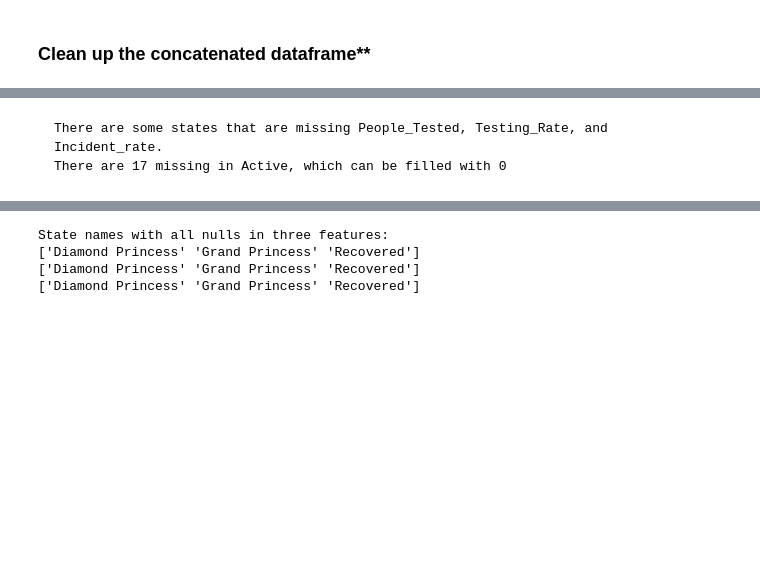
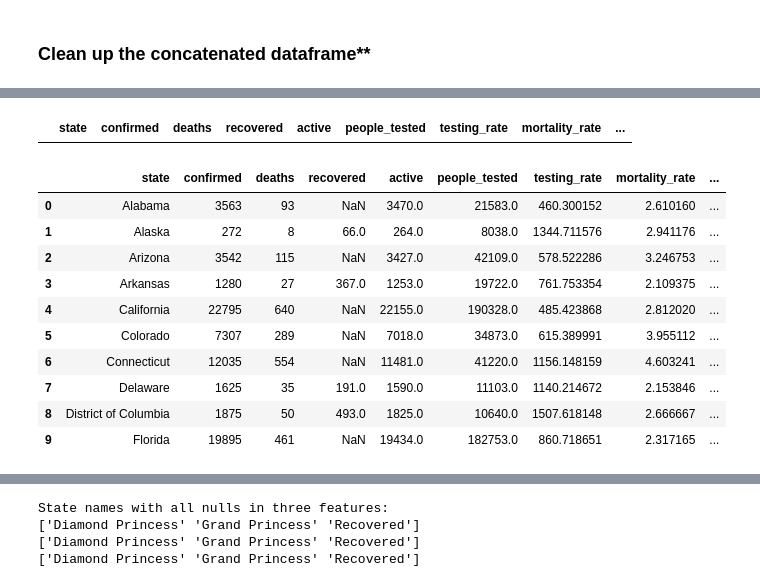
Before and after one commit to jungsNN/covid19-forecast, a Jupyter notebook: rough_draft_2.ipynb, the cells around one changed output, grey strips where cells are left out. Saved outputs shown, nothing was run; the diff lists cells and outputs as text; code cells hidden in the pictures; blank space fills up the shorter version.

```diff
--- a/rough_draft_2.ipynb
+++ b/rough_draft_2.ipynb
@@ -173,3 +189,0 @@ number of NaNs:  671
-# %% [markdown]
-    There are some states that are missing People_Tested, Testing_Rate, and Incident_rate.
-    There are 17 missing in Active, which can be filled with 0
@@ -175,0 +194,25 @@ number of NaNs:  671
+# %%
+filter_df.reset_index(inplace=True)
+filter_df[filter_df.state == 'Diamond Princess']
+# %% [output]
+|  | state | confirmed | deaths | recovered | active | people_tested | testing_rate | mortality_rate | ... |
+# %%
+# drop cruise ships & other not relevant
+df_reidx.state.unique()
+
+filter_df = df_reidx.set_index('state')
+filter_df = filter_df.drop(['Grand Princess', 'Diamond Princess', 'Recovered'], axis=0)
+filter_df.reset_index(inplace=True)
+filter_df.head()
+# %% [output]
+|  | state | confirmed | deaths | recovered | active | people_tested | testing_rate | mortality_rate | ... |
+| 0 | Alabama | 3563 | 93 | NaN | 3470.0 | 21583.0 | 460.300152 | 2.610160 | ... |
+| 1 | Alaska | 272 | 8 | 66.0 | 264.0 | 8038.0 | 1344.711576 | 2.941176 | ... |
+| 2 | Arizona | 3542 | 115 | NaN | 3427.0 | 42109.0 | 578.522286 | 3.246753 | ... |
+| 3 | Arkansas | 1280 | 27 | 367.0 | 1253.0 | 19722.0 | 761.753354 | 2.109375 | ... |
+| 4 | California | 22795 | 640 | NaN | 22155.0 | 190328.0 | 485.423868 | 2.812020 | ... |
+| 5 | Colorado | 7307 | 289 | NaN | 7018.0 | 34873.0 | 615.389991 | 3.955112 | ... |
+| 6 | Connecticut | 12035 | 554 | NaN | 11481.0 | 41220.0 | 1156.148159 | 4.603241 | ... |
+| 7 | Delaware | 1625 | 35 | 191.0 | 1590.0 | 11103.0 | 1140.214672 | 2.153846 | ... |
+| 8 | District of Columbia | 1875 | 50 | 493.0 | 1825.0 | 10640.0 | 1507.618148 | 2.666667 | ... |
+| 9 | Florida | 19895 | 461 | NaN | 19434.0 | 182753.0 | 860.718651 | 2.317165 | ... |
```
Also changed, not shown: parts of 24 cells of this notebook.
